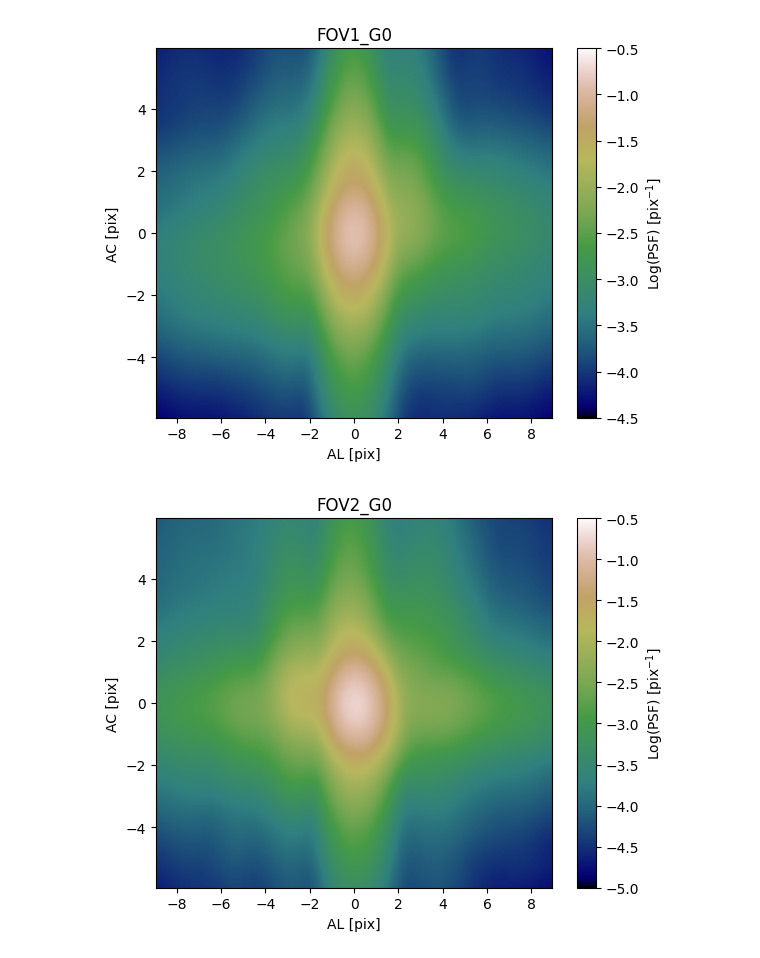
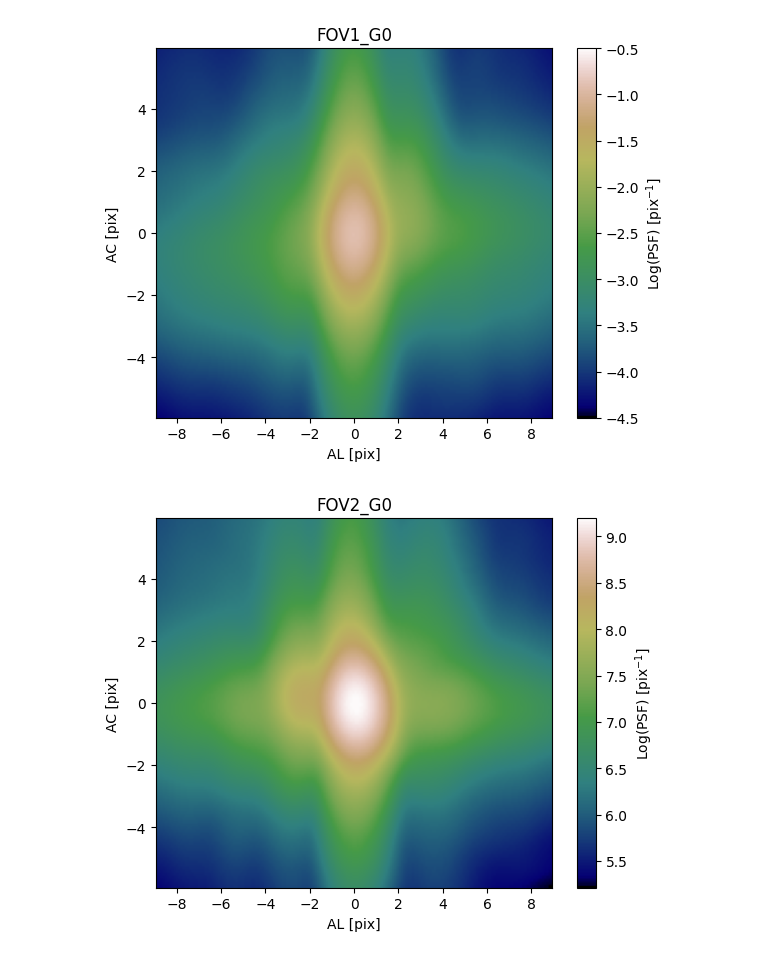
Before and after one commit to pietroferraiuolo/BINCAT, a Jupyter notebook: scripts/01b-true-psf.ipynb, the cells around one changed output. Cells and saved outputs as stored; diff of their text form; code cells hidden in the pictures.

```diff
--- a/scripts/01b-true-psf.ipynb
+++ b/scripts/01b-true-psf.ipynb
@@ -78,6 +70,6 @@ plot_psf(psf_1, ac, al, aspect='auto', vmax=-0.5, vmin=-4.5, title='FOV1_G0')
 # %% [output]
 [figure]
 # %%
-plot_psf(psf_2, ac, al, aspect='auto', vmax=-0.5, vmin=-5, title='FOV2_G0')
+plot_psf(np.log(np.exp((psf_2))*(120*180)), ac, al, aspect='auto', title='FOV2_G0')
 # %% [output]
-[figure, old version]
+[figure, new version]
```
Also changed, not shown: parts of 11 cells of this notebook, 15 other files.
